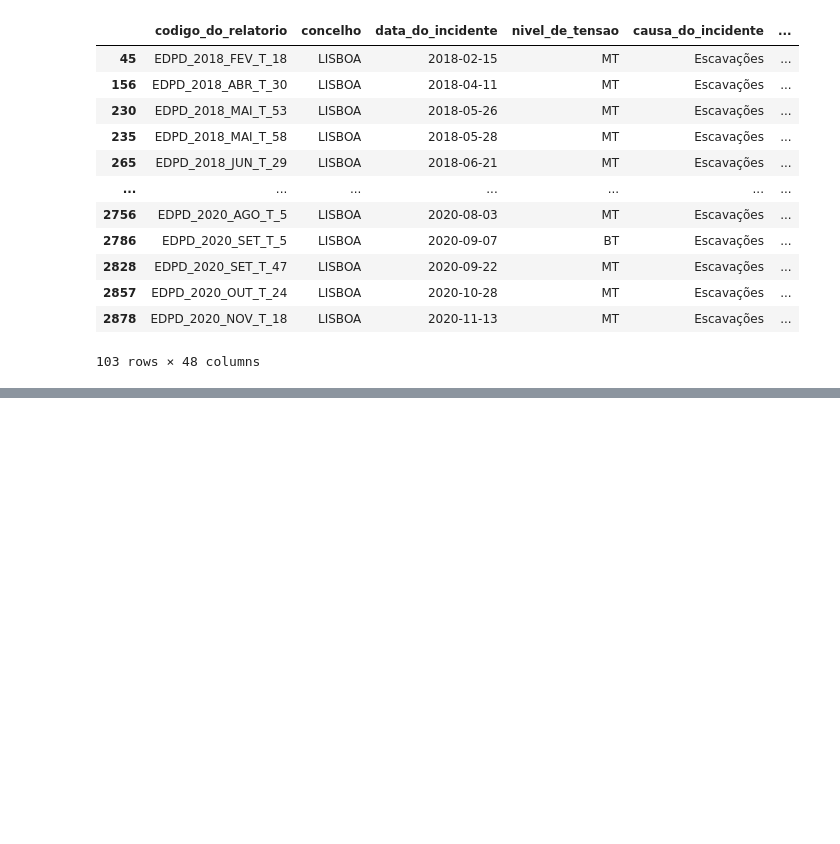
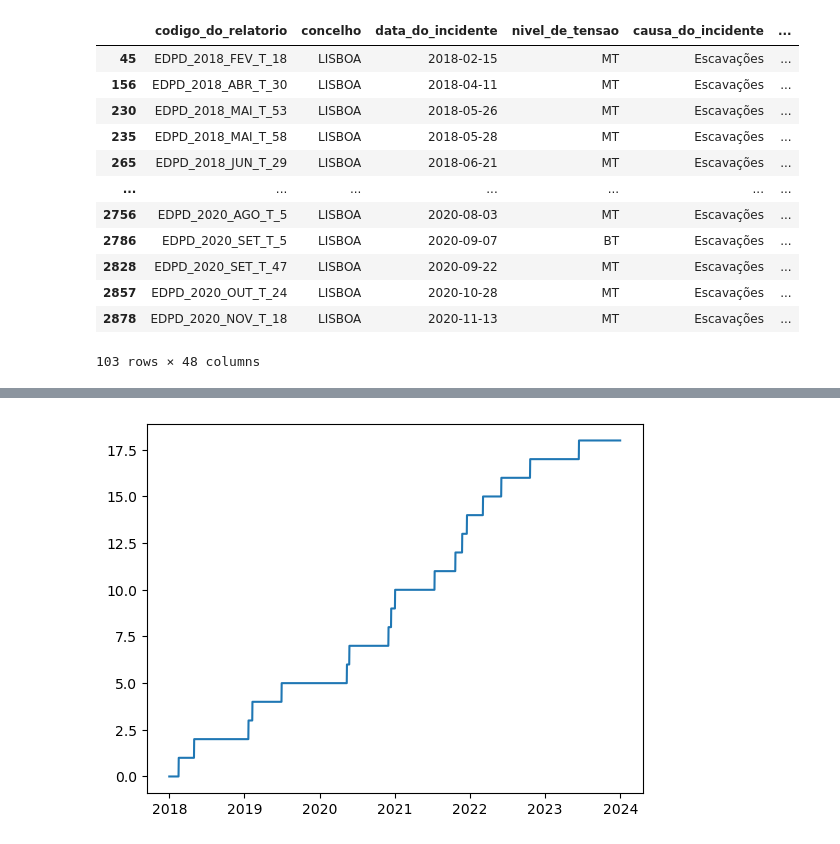
Before and after one commit to Vullkano/pfacd, a Jupyter notebook: src/modeling/modeling_cum.ipynb, the cells around one changed output, grey strips where cells are left out. Cells and saved outputs as stored; diff of their text form; code cells hidden in the pictures; blank space fills up the shorter version.

```diff
--- a/src/modeling/modeling_cum.ipynb
+++ b/src/modeling/modeling_cum.ipynb
@@ -325,0 +222,11 @@ events
+# %%
+# make arima
+from statsmodels.tsa.ar_model import AutoReg
+from sklearn.metrics import mean_squared_error
+
+# transorm ipma_lisboa to cumulative time series
+cum_ipma = ipma_lisboa.copy()
+cum_ipma["n_incidentes"] = 0
+for event in lisboa.data_do_incidente:
+  cum_ipma.loc[cum_ipma.index >= event, "n_incidentes"] += 1
+cum_ipma
@@ -325,0 +248,7 @@ events
+# %%
+# plot
+import matplotlib.pyplot as plt
+plt.plot(cum_ipma.index, cum_ipma.n_incidentes)
+plt.show()
+# %% [output]
+[figure, added]
```
Also changed, not shown: parts of 11 cells of this notebook, 3 other files.
